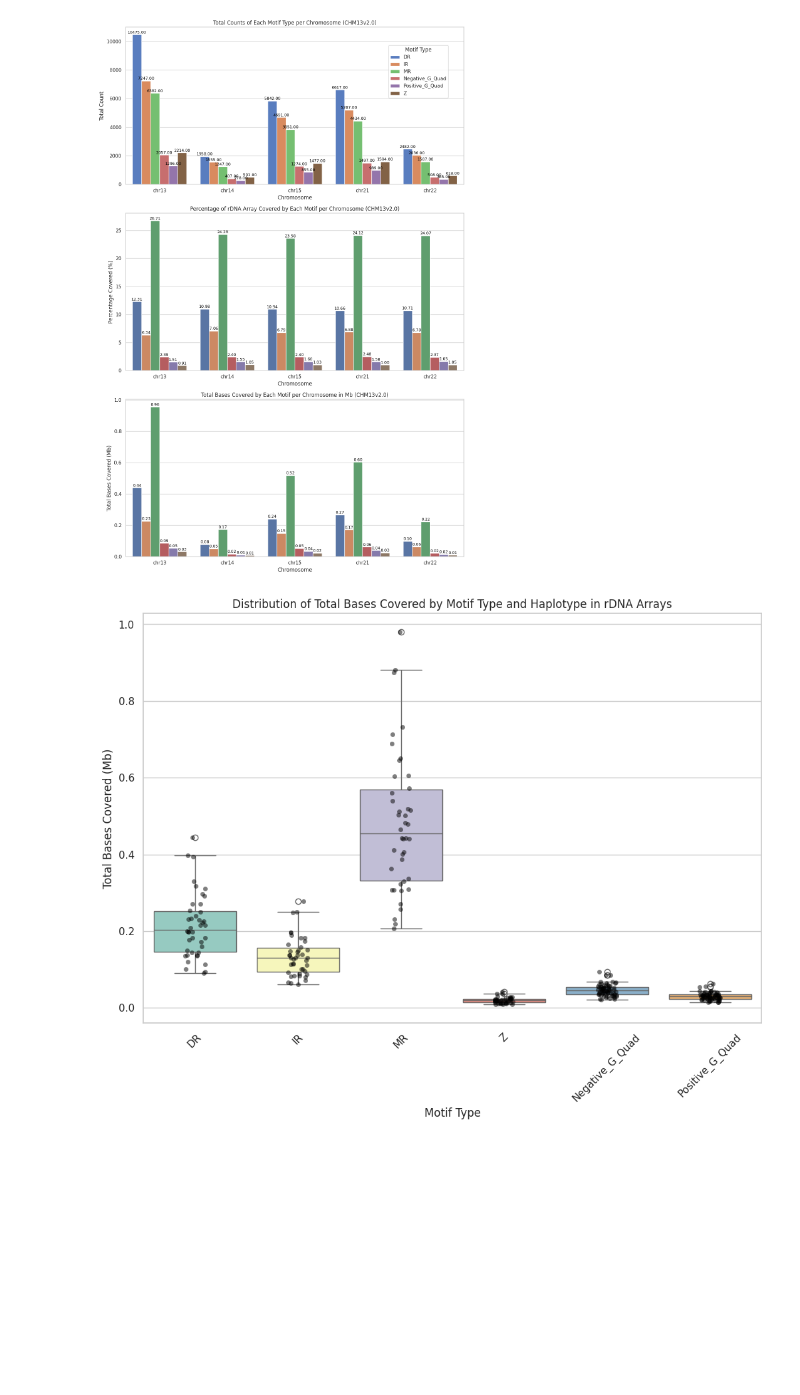
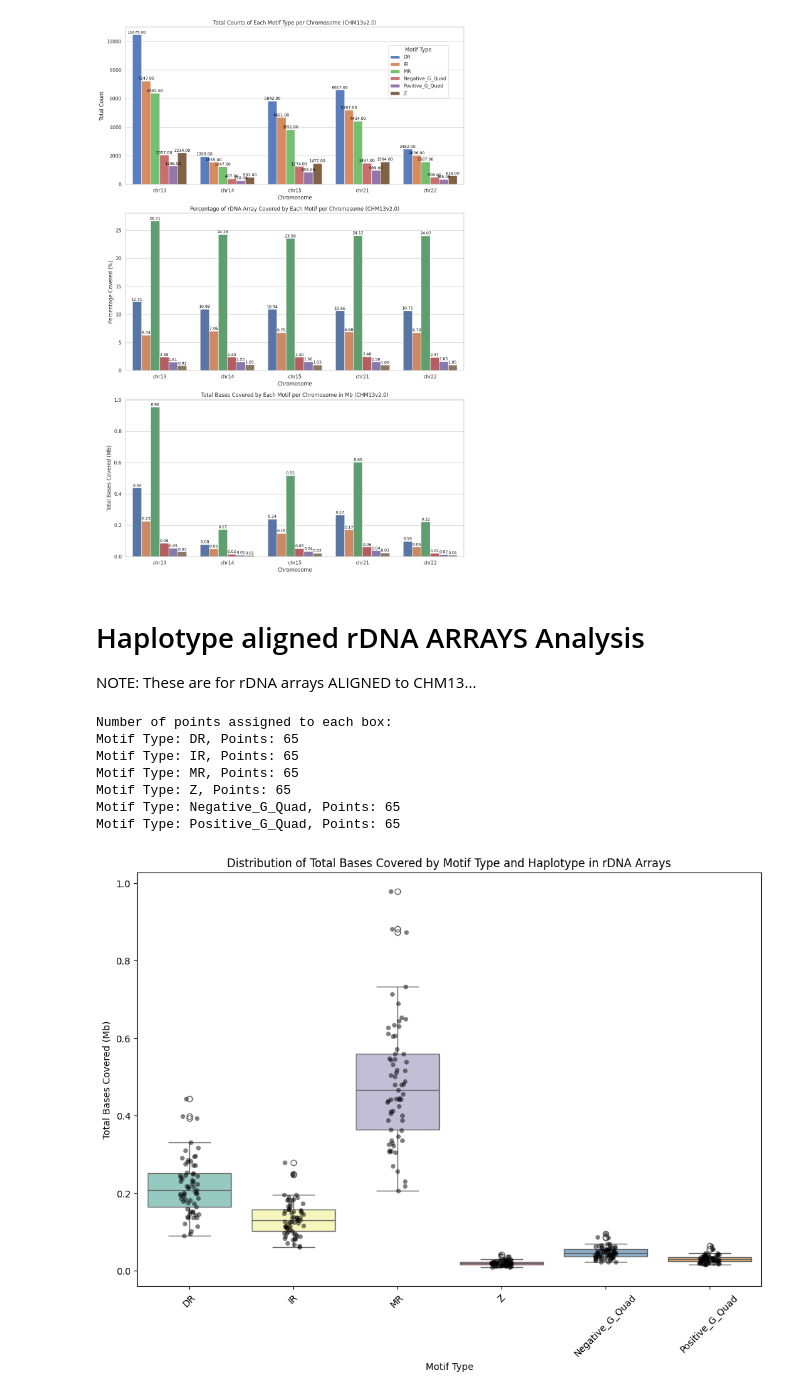
Before and after one commit to alexturcoo/PhasedHapAssembly-nonB, a Jupyter notebook: analysis_scripts/rdna_analysis.ipynb, the cells around one changed output. Saved outputs shown, nothing was run; the diff lists cells and outputs as text; code cells hidden in the pictures; blank space fills up the shorter version.

```diff
--- a/analysis_scripts/rdna_analysis.ipynb
+++ b/analysis_scripts/rdna_analysis.ipynb
@@ -84,6 +84,9 @@ plt.tight_layout()
 plt.show()
 # %% [output]
 [figure]
+# %% [markdown]
+# Haplotype aligned rDNA ARRAYS Analysis
+NOTE: These are for rDNA arrays ALIGNED to CHM13...
 # %%
 import pandas as pd
 import matplotlib.pyplot as plt
@@ -100,42 +103,57 @@ for chromosome in chromosomes:
     # rDNA files
     rdna_path = os.path.join(base_path, f'verkko_batch123_chm13_collapsed_summary_metrics_rdna_{chromosome}.csv')
     rdna_df = pd.read_csv(rdna_path)
-    # Extract haplotype info with a more flexible regex pattern
-    rdna_df['Sample_Haplotype'] = rdna_df['Sample_Haplotype_Chromosome'].str.extract(r'(HG\d+_hap\d)')[0]
+
+    # Extract haplotype info with a regex pattern to handle both HG and NA samples
+    rdna_df['Sample_Haplotype'] = rdna_df['Sample_Haplotype_Chromosome'].str.extract(r'(HG\d+_hap\d|NA\d+_hap\d)')[0]
     if rdna_df['Sample_Haplotype'].isnull().all():
         # Attempt a more generic pattern if the specific one fails
-        rdna_df['Sample_Haplotype'] = rdna_df['Sample_Haplotype_Chromosome'].str.extract(r'(HG\d+)')[0]
+        rdna_df['Sample_Haplotype'] = rdna_df['Sample_Haplotype_Chromosome'].str.extract(r'(HG\d+|NA\d+)')[0]
+
     data_list.append(rdna_df[['Sample_Haplotype', 'Motif Type', 'Total Bases Covered']])
 
     # Quadron files
     quadron_path = os.path.join(base_path, f'verkko_batch123_chm13_quadron_collapsed_summary_metrics_rdna_{chromosome}.csv')
     quadron_df = pd.read_csv(quadron_path)
     data_list.append(quadron_df[['Sample_Haplotype', 'Motif Type', 'Total Bases Covered']])
 
 # Concatenate all data frames in the list
 data = pd.concat(data_list, ignore_index=True)
 
 # Filter out entries with 'APR' motif type
 data = data[data['Motif Type'] != 'APR']
 
 # Sum the total bases covered for each haplotype and motif type
 summed_data = data.groupby(['Sample_Haplotype', 'Motif Type']).agg({'Total Bases Covered': 'sum'}).reset_index()
 
 # Convert total bases covered to megabases
 summed_data['Total Bases Covered (Mb)'] = summed_data['Total Bases Covered'] / 1e6
 
+# Print the number of points assigned to each box
+print("Number of points assigned to each box:")
+for motif in summed_data['Motif Type'].unique():
+    count = summed_data[summed_data['Motif Type'] == motif].shape[0]
+    print(f"Motif Type: {motif}, Points: {count}")
+
 # Plotting
 plt.figure(figsize=(12, 8))
 sns.boxplot(x='Motif Type', y='Total Bases Covered (Mb)', hue='Motif Type', data=summed_data, palette='Set3', dodge=False)
 sns.stripplot(x='Motif Type', y='Total Bases Covered (Mb)', data=summed_data, color='black', jitter=True, alpha=0.5, dodge=False)
 plt.title('Distribution of Total Bases Covered by Motif Type and Haplotype in rDNA Arrays')
 plt.xlabel('Motif Type')
 plt.ylabel('Total Bases Covered (Mb)')
 plt.xticks(rotation=45)
 plt.legend([], [], frameon=False)  # Remove the legend
 plt.show()
 # %% [output]
+Number of points assigned to each box:
+Motif Type: DR, Points: 65
+Motif Type: IR, Points: 65
+Motif Type: MR, Points: 65
+Motif Type: Z, Points: 65
+Motif Type: Negative_G_Quad, Points: 65
+Motif Type: Positive_G_Quad, Points: 65
-[figure, old version]
+[figure, new version]
 # %%
 import pandas as pd
 import matplotlib.pyplot as plt
```
Also changed, not shown: parts of 3 cells of this notebook, 36 other files.
